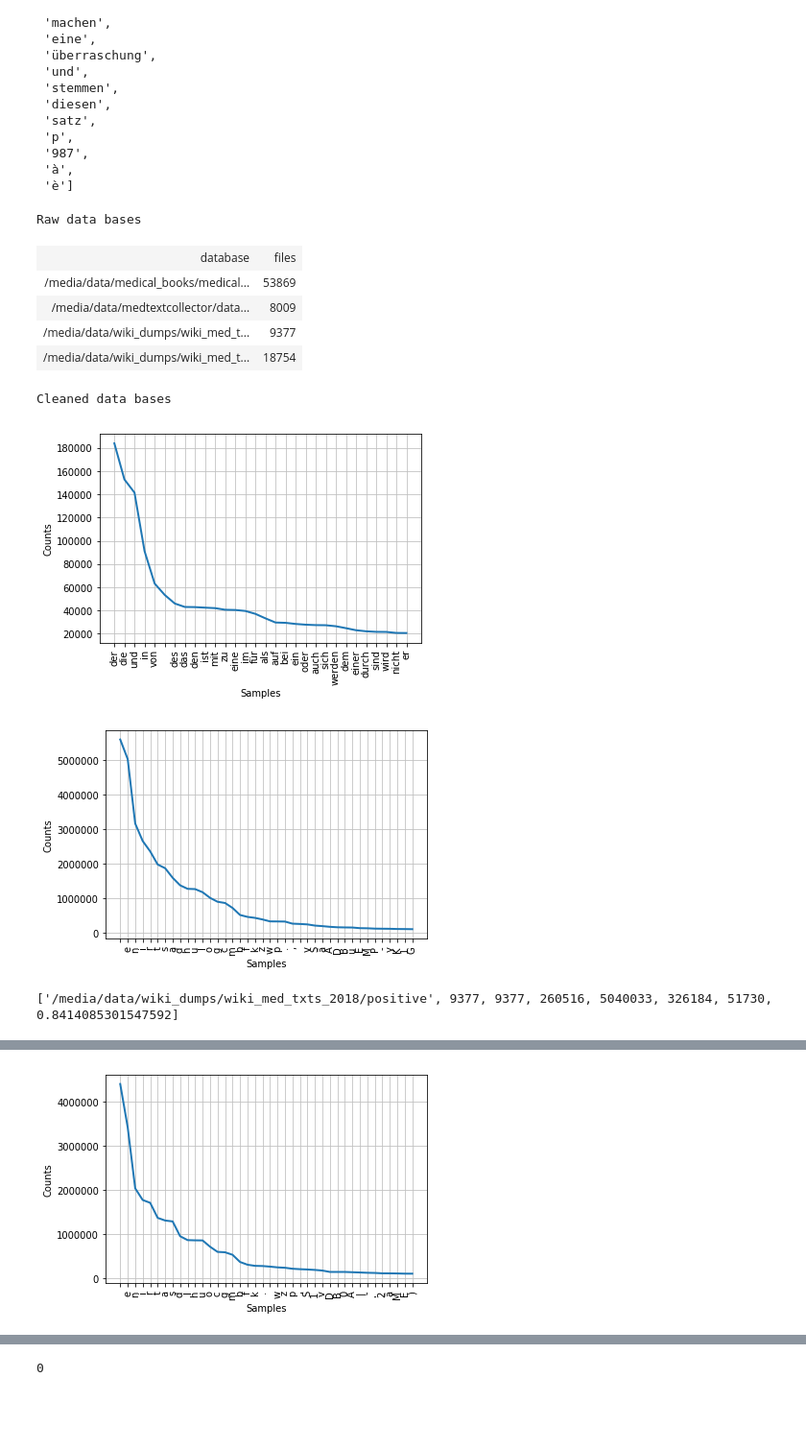
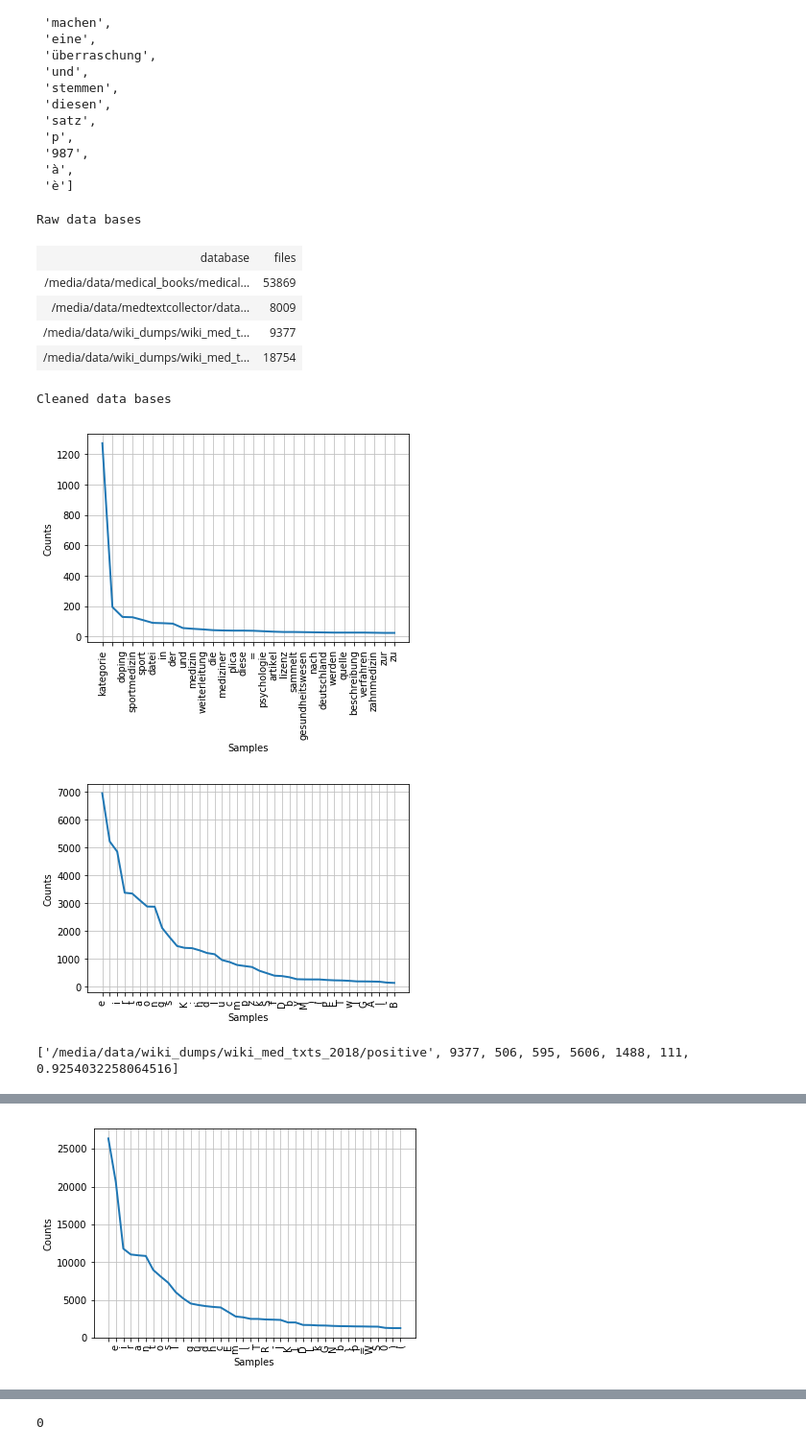
Before and after one commit to eonum/medtextcollector, a Jupyter notebook: medtext_pipeline.ipynb, the cells around one changed output, grey strips where cells are left out. Shown at 96% size. Cells and saved outputs as stored; diff of their text form; code cells hidden in the pictures; blank space fills up the shorter version.

Commit message:
Do not use documents without Umlaute.

```diff
--- a/medtext_pipeline.ipynb
+++ b/medtext_pipeline.ipynb
@@ -106,6 +106,7 @@ databases_cleaned = [config["wiki_medical_txt"], config["wiki_non_medical_txt"],
 
 from IPython.display import HTML, display
 import tabulate
+import re
 table = [["database", "files"]]
 
 def swiss_number(number):
@@ -121,9 +122,12 @@ table = [["database", "files", "documents", "sentences", "tokens", "vocabulary",
           "vocabulary freq > 5", "long tail ratio"]]
 vocs = []
 docs = []
+umlaute = re.compile(r'[öäü]')
 for db in  databases_cleaned:
     files = get_files_from_folder(db)
     documents, load_errors = load_documents(files)
+
+    documents = [doc for doc in documents if umlaute.search(doc) != None]
     sentences = []
     tokens = []
     docs.append(documents)
@@ -154,33 +158,33 @@ for db in  databases_cleaned:
     cropped_vocab_size = len([e for e in fd.items() if fd.get(e[0]) > 5])
     vocab_size = len(voc)
     long_tail_ratio = (vocab_size - cropped_vocab_size) / vocab_size
 
     print([db, len(files), len(documents), len(sentences), len(tokens), vocab_size,
            cropped_vocab_size, long_tail_ratio])
     table.append([db, swiss_number(len(files)), swiss_number(len(documents)),
                   swiss_number(len(sentences)), swiss_number(len(tokens)),
                   swiss_number(vocab_size), swiss_number(cropped_vocab_size),
                   swiss_number(long_tail_ratio)])
 
 
 display(HTML(tabulate.tabulate(table, tablefmt='html')))
 
 voc_union = vocs[0]
 voc_intersection = vocs[0]
 for voc in vocs:
     voc_union = voc_union.union(voc)
     voc_intersection = voc_intersection.intersection(voc)
 
 print("Union vocabulary: " + swiss_number(len(voc_union)))
 print("Intersection vocabulary: " + swiss_number(len(voc_intersection)))
 # %% [output]
 Raw data bases
 | database | files |
 | /media/data/medical_books/medical... | 53869 |
 | /media/data/medtextcollector/data... | 8009 |
 | /media/data/wiki_dumps/wiki_med_t... | 9377 |
 | /media/data/wiki_dumps/wiki_med_t... | 18754 |
 Cleaned data bases
-[figure, old version]
+[figure, new version]
-[figure, old version]
+[figure, new version]
-['/media/data/wiki_dumps/wiki_med_txts_2018/positive', 9377, 9377, 260516, 5040033, 326184, 51730, 0.8414085301547592]
+['/media/data/wiki_dumps/wiki_med_txts_2018/positive', 9377, 506, 595, 5606, 1488, 111, 0.9254032258064516]
@@ -188 +192 @@ Cleaned data bases
-[figure, old version]
+[figure, new version]
```
Also changed, not shown: parts of 2 cells of this notebook, 1 other file.
